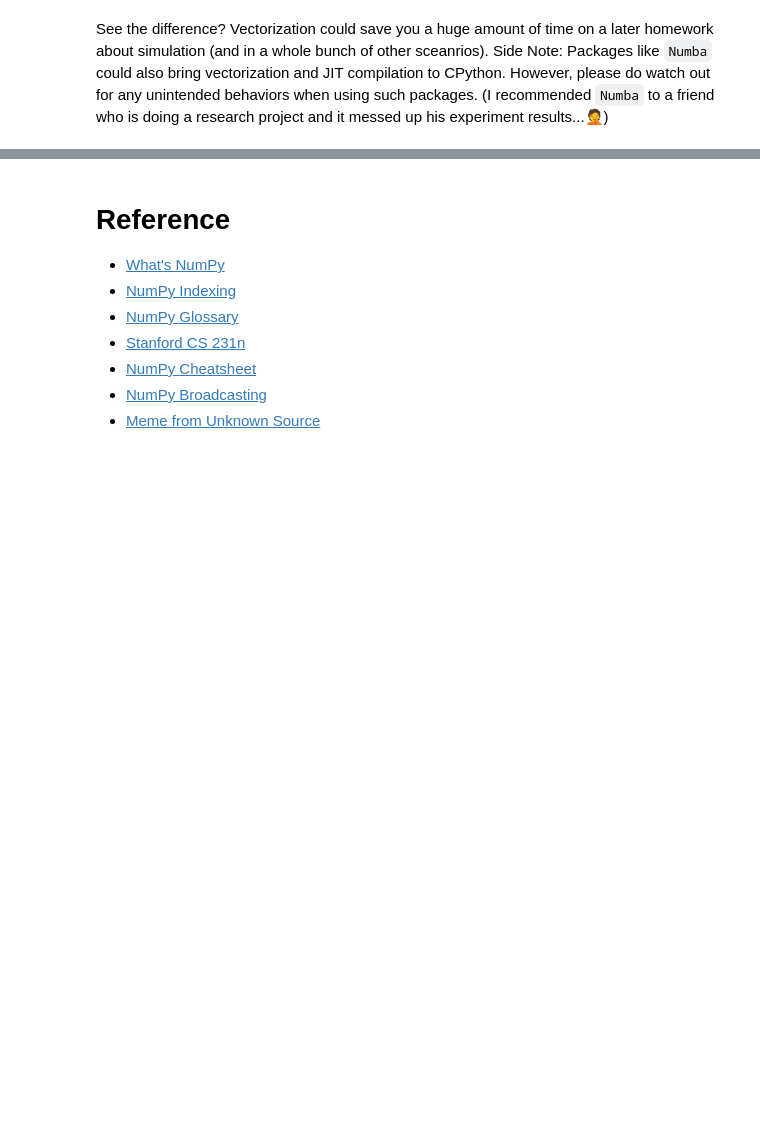
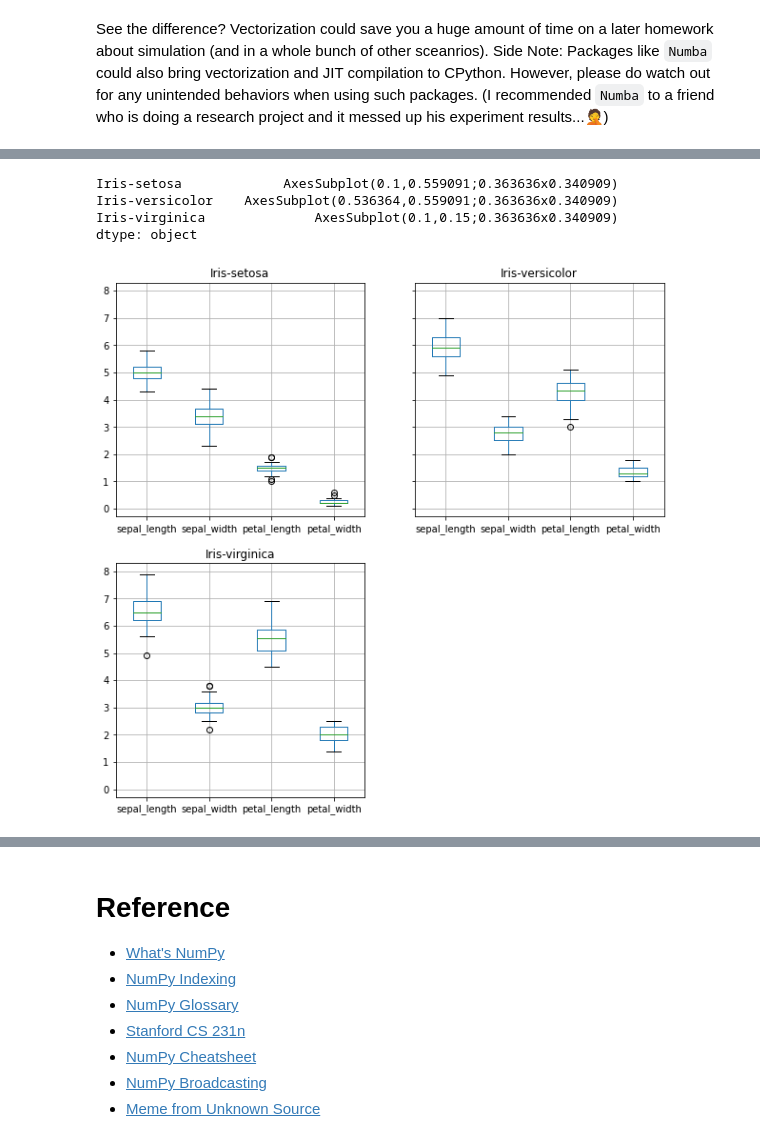
Before and after one commit to cs361-illinois/tutorial361, a Jupyter notebook: CS361_Python_Tutorial_Colab.ipynb, the cells around one changed output, grey strips where cells are left out. Drawn from its saved outputs; the diff is of its cells as text; code cells hidden in the pictures; blank space fills up the shorter version.

```diff
--- a/CS361_Python_Tutorial_Colab.ipynb
+++ b/CS361_Python_Tutorial_Colab.ipynb
@@ -993,0 +1313,8 @@ The slowest run took 29.31 times longer than the fastest. This could mean that a
+# %%
+iris_group.boxplot(True, figsize=(10, 10))
+# %% [output]
+Iris-setosa             AxesSubplot(0.1,0.559091;0.363636x0.340909)
+Iris-versicolor    AxesSubplot(0.536364,0.559091;0.363636x0.340909)
+Iris-virginica              AxesSubplot(0.1,0.15;0.363636x0.340909)
+dtype: object
+[figure, added]
```
Also changed, not shown: parts of 65 cells of this notebook.
